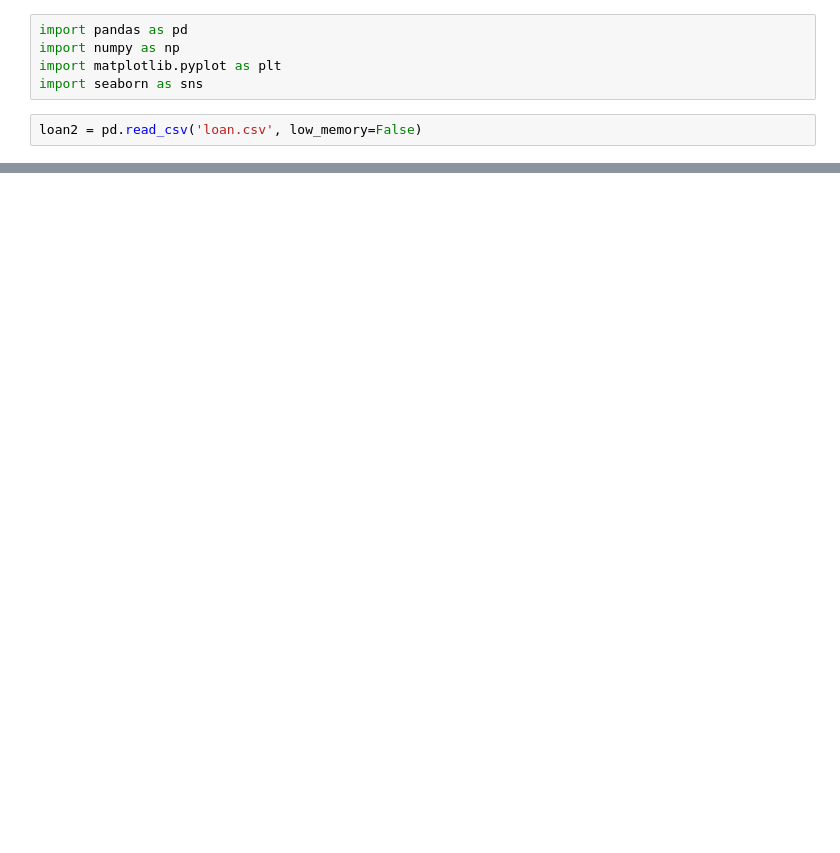
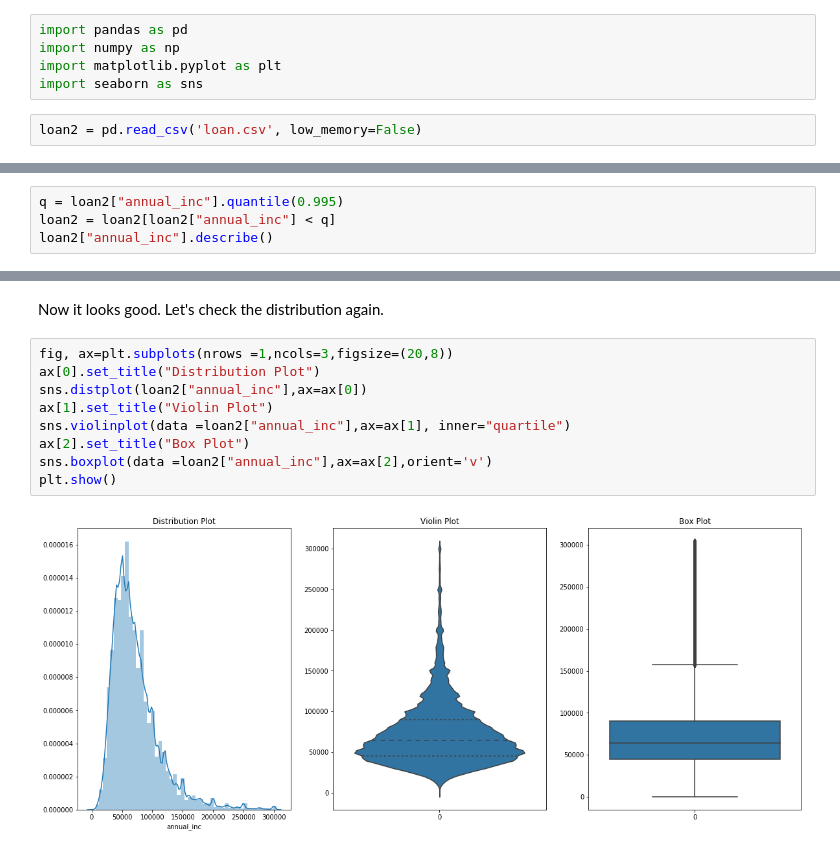
Before and after one commit to sanjogh777/Project1, a Jupyter notebook: Data Visualization/Data Visualization.ipynb, the cells around one changed output, grey strips where cells are left out. Saved outputs shown, nothing was run; the diff lists cells and outputs as text; blank space fills up the shorter version.

```diff
--- a/Data Visualization/Data Visualization.ipynb
+++ b/Data Visualization/Data Visualization.ipynb
@@ -203,0 +101,4 @@ plt.show()
+# %%
+q = loan2["annual_inc"].quantile(0.995)
+loan2 = loan2[loan2["annual_inc"] < q]
+loan2["annual_inc"].describe()
@@ -203,0 +115,13 @@ plt.show()
+# %% [markdown]
+Now it looks good. Let's check the distribution again.
+# %%
+fig, ax=plt.subplots(nrows =1,ncols=3,figsize=(20,8))
+ax[0].set_title("Distribution Plot")
+sns.distplot(loan2["annual_inc"],ax=ax[0])
+ax[1].set_title("Violin Plot")
+sns.violinplot(data =loan2["annual_inc"],ax=ax[1], inner="quartile")
+ax[2].set_title("Box Plot")
+sns.boxplot(data =loan2["annual_inc"],ax=ax[2],orient='v')
+plt.show()
+# %% [output]
+[figure, added]
```
Also changed, not shown: parts of 103 cells of this notebook.
